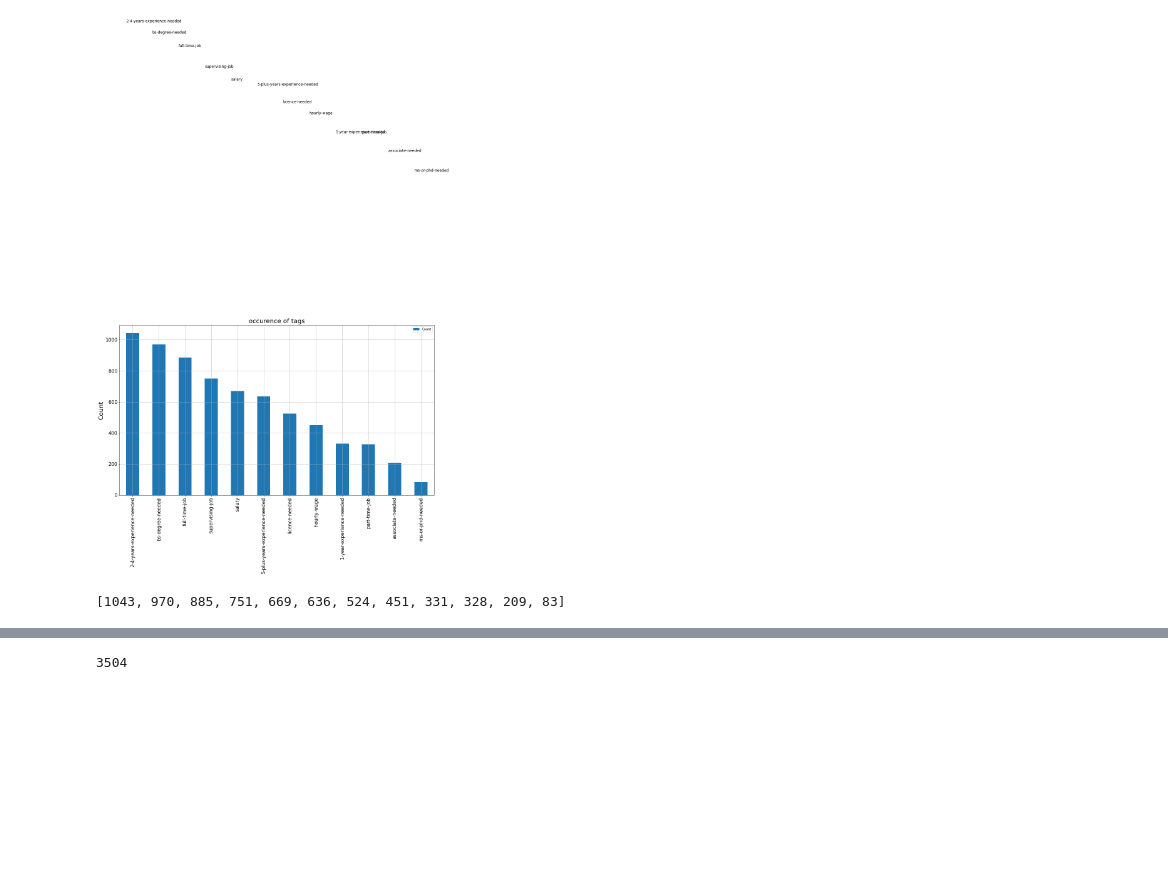
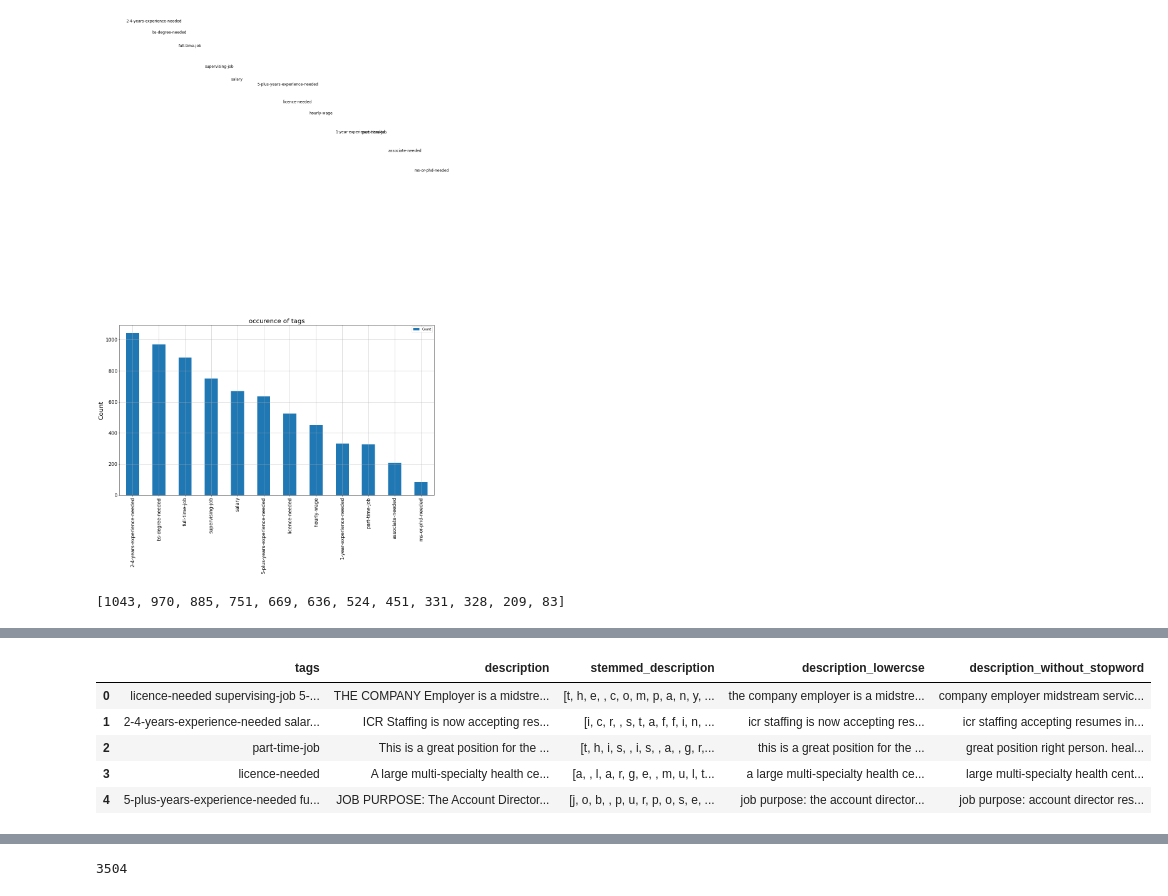
Before and after one commit to 15nisha/EXperimets, a Jupyter notebook: tsv_to_csv.ipynb, the cells around one changed output, grey strips where cells are left out. Saved outputs shown, nothing was run; the diff lists cells and outputs as text; code cells hidden in the pictures; blank space fills up the shorter version.

```diff
--- a/tsv_to_csv.ipynb
+++ b/tsv_to_csv.ipynb
@@ -214,0 +218,2 @@ frequency_tags
+# %%
+stemmer = SnowballStemmer("english")
@@ -214,0 +229,4 @@ frequency_tags
+# %%
+final_table['stemmed_description'] = final_table['stemmed_description'].apply(lambda x: [stemmer.stem(y) for y in x])
+# %%
+final_table['description_lowercse']=final_table['description'].str.lower()
@@ -214,0 +242,11 @@ frequency_tags
+# %%
+final_table['description_without_stopword'] = final_table['description_lowercse'].apply(lambda x: ' '.join([word for word in x.split() if word not in (stop)]))
+# %%
+final_table.head()
+# %% [output]
+|  | tags | description | stemmed_description | description_lowercse | description_without_stopword |
+| 0 | licence-needed supervising-job 5-... | THE COMPANY Employer is a midstre... | [t, h, e, , c, o, m, p, a, n, y, ... | the company employer is a midstre... | company employer midstream servic... |
+| 1 | 2-4-years-experience-needed salar... | ICR Staffing is now accepting res... | [i, c, r, , s, t, a, f, f, i, n, ... | icr staffing is now accepting res... | icr staffing accepting resumes in... |
+| 2 | part-time-job | This is a great position for the ... | [t, h, i, s, , i, s, , a, , g, r,... | this is a great position for the ... | great position right person. heal... |
+| 3 | licence-needed | A large multi-specialty health ce... | [a, , l, a, r, g, e, , m, u, l, t... | a large multi-specialty health ce... | large multi-specialty health cent... |
+| 4 | 5-plus-years-experience-needed fu... | JOB PURPOSE: The Account Director... | [j, o, b, , p, u, r, p, o, s, e, ... | job purpose: the account director... | job purpose: account director res... |
```
Also changed, not shown: parts of 17 cells of this notebook.
